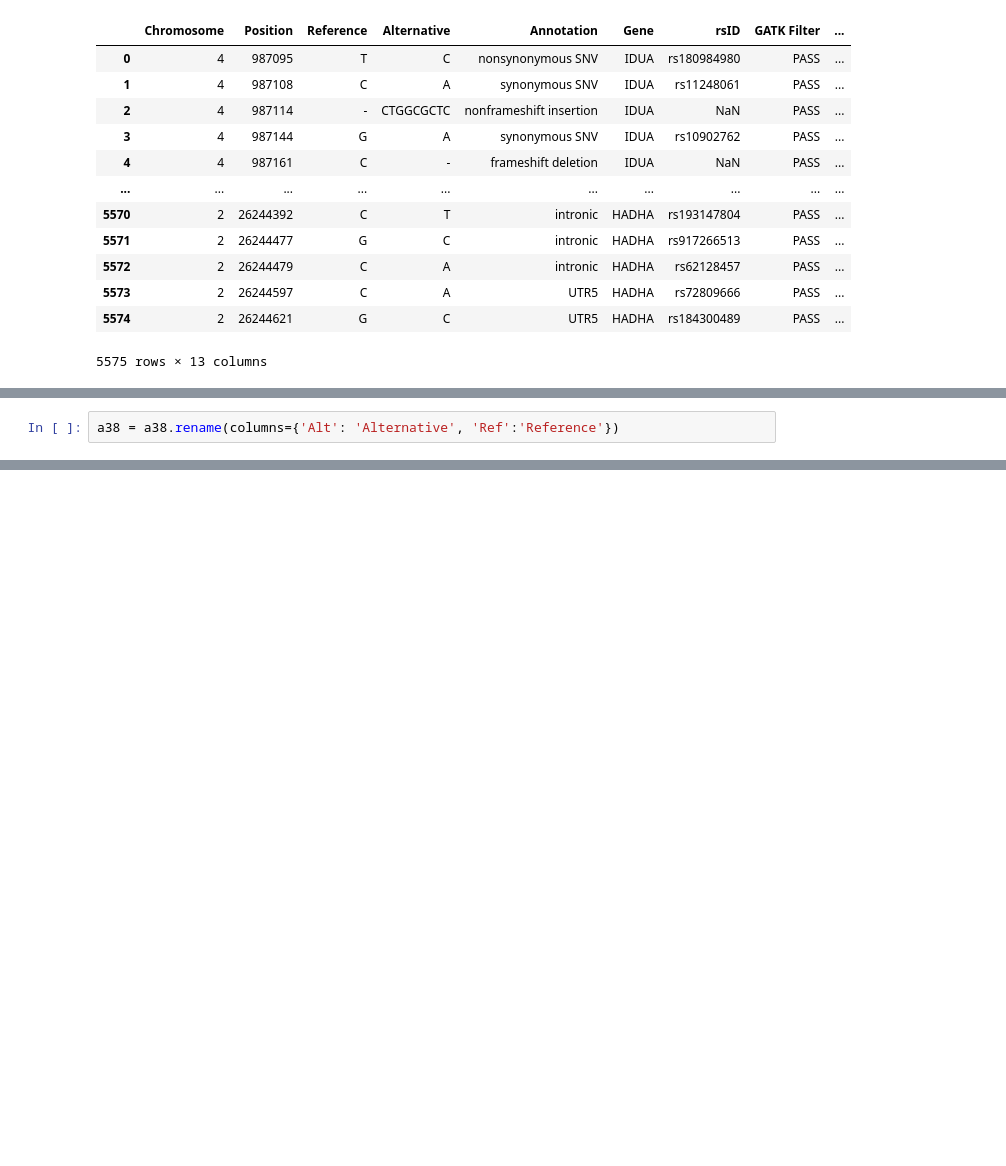
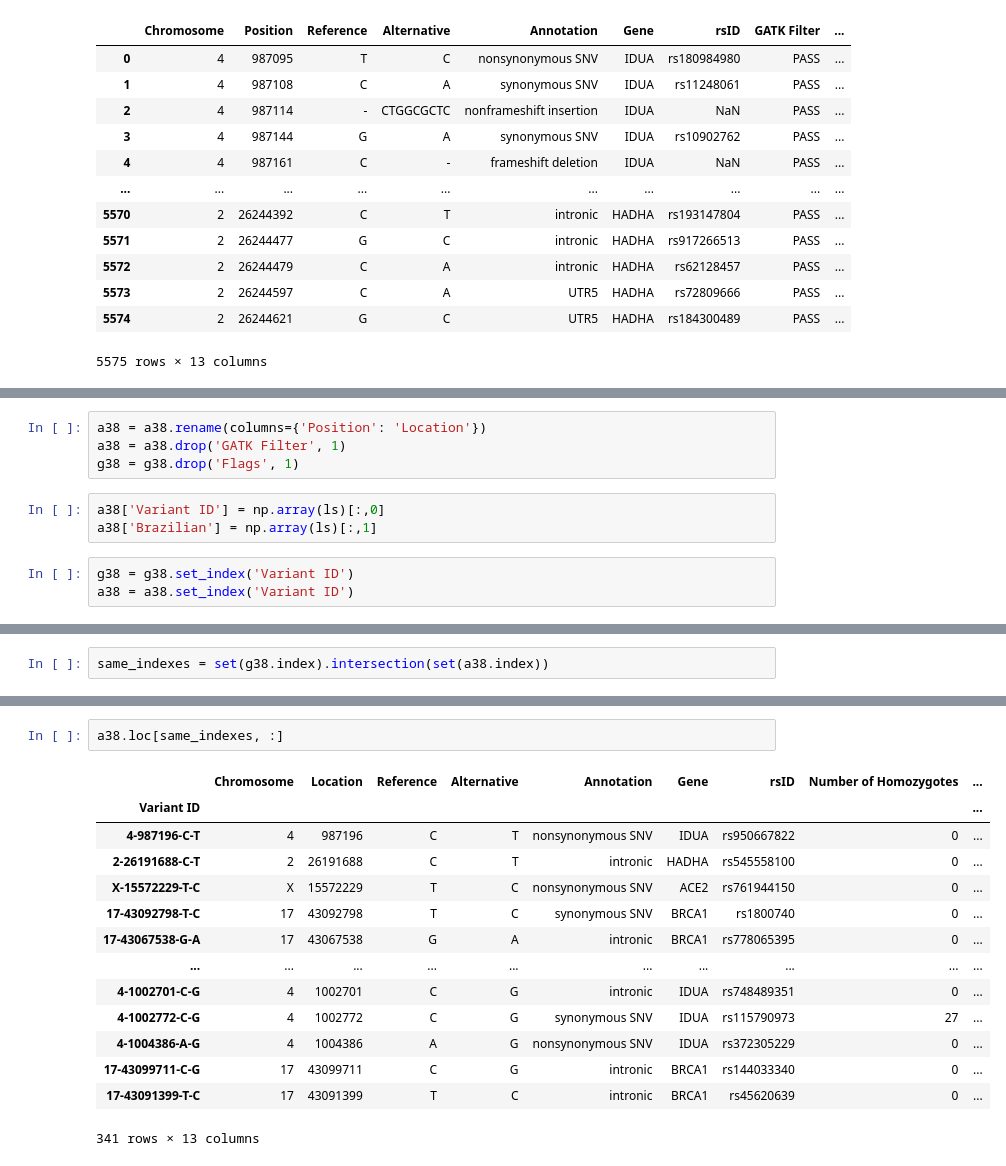
Before and after one commit to bioinfo-hcpa/biovars, a Jupyter notebook: notebooks/integration.ipynb, the cells around one changed output, grey strips where cells are left out. Saved outputs shown, nothing was run; the diff lists cells and outputs as text; blank space fills up the shorter version.

```diff
--- a/notebooks/integration.ipynb
+++ b/notebooks/integration.ipynb
@@ -59,3 +116,11 @@ Index(['Chr', 'Start', 'Ref', 'Alt', 'Gene', 'GATK Filter', 'Annotation',
       dtype='object')
 # %%
-a38 = a38.rename(columns={'Alt': 'Alternative', 'Ref':'Reference'})
+a38 = a38.rename(columns={'Position': 'Location'})
+a38 = a38.drop('GATK Filter', 1)
+g38 = g38.drop('Flags', 1)
+# %%
+a38['Variant ID'] = np.array(ls)[:,0]
+a38['Brazilian'] = np.array(ls)[:,1]
+# %%
+g38 = g38.set_index('Variant ID')
+a38 = a38.set_index('Variant ID')
@@ -61,0 +141,2 @@ a38 = a38.rename(columns={'Alt': 'Alternative', 'Ref':'Reference'})
+# %%
+same_indexes = set(g38.index).intersection(set(a38.index))
@@ -61,0 +160,17 @@ a38 = a38.rename(columns={'Alt': 'Alternative', 'Ref':'Reference'})
+# %%
+a38.loc[same_indexes, :]
+# %% [output]
+|  | Chromosome | Location | Reference | Alternative | Annotation | Gene | rsID | Number of Homozygotes | ... |
+| Variant ID |  |  |  |  |  |  |  |  | ... |
+| 4-987196-C-T | 4 | 987196 | C | T | nonsynonymous SNV | IDUA | rs950667822 | 0 | ... |
+| 2-26191688-C-T | 2 | 26191688 | C | T | intronic | HADHA | rs545558100 | 0 | ... |
+| X-15572229-T-C | X | 15572229 | T | C | nonsynonymous SNV | ACE2 | rs761944150 | 0 | ... |
+| 17-43092798-T-C | 17 | 43092798 | T | C | synonymous SNV | BRCA1 | rs1800740 | 0 | ... |
+| 17-43067538-G-A | 17 | 43067538 | G | A | intronic | BRCA1 | rs778065395 | 0 | ... |
+| ... | ... | ... | ... | ... | ... | ... | ... | ... | ... |
+| 4-1002701-C-G | 4 | 1002701 | C | G | intronic | IDUA | rs748489351 | 0 | ... |
+| 4-1002772-C-G | 4 | 1002772 | C | G | synonymous SNV | IDUA | rs115790973 | 27 | ... |
+| 4-1004386-A-G | 4 | 1004386 | A | G | nonsynonymous SNV | IDUA | rs372305229 | 0 | ... |
+| 17-43099711-C-G | 17 | 43099711 | C | G | intronic | BRCA1 | rs144033340 | 0 | ... |
+| 17-43091399-T-C | 17 | 43091399 | T | C | intronic | BRCA1 | rs45620639 | 0 | ... |
+341 rows × 13 columns
```
Also changed, not shown: parts of 13 cells of this notebook, 4 other files.
